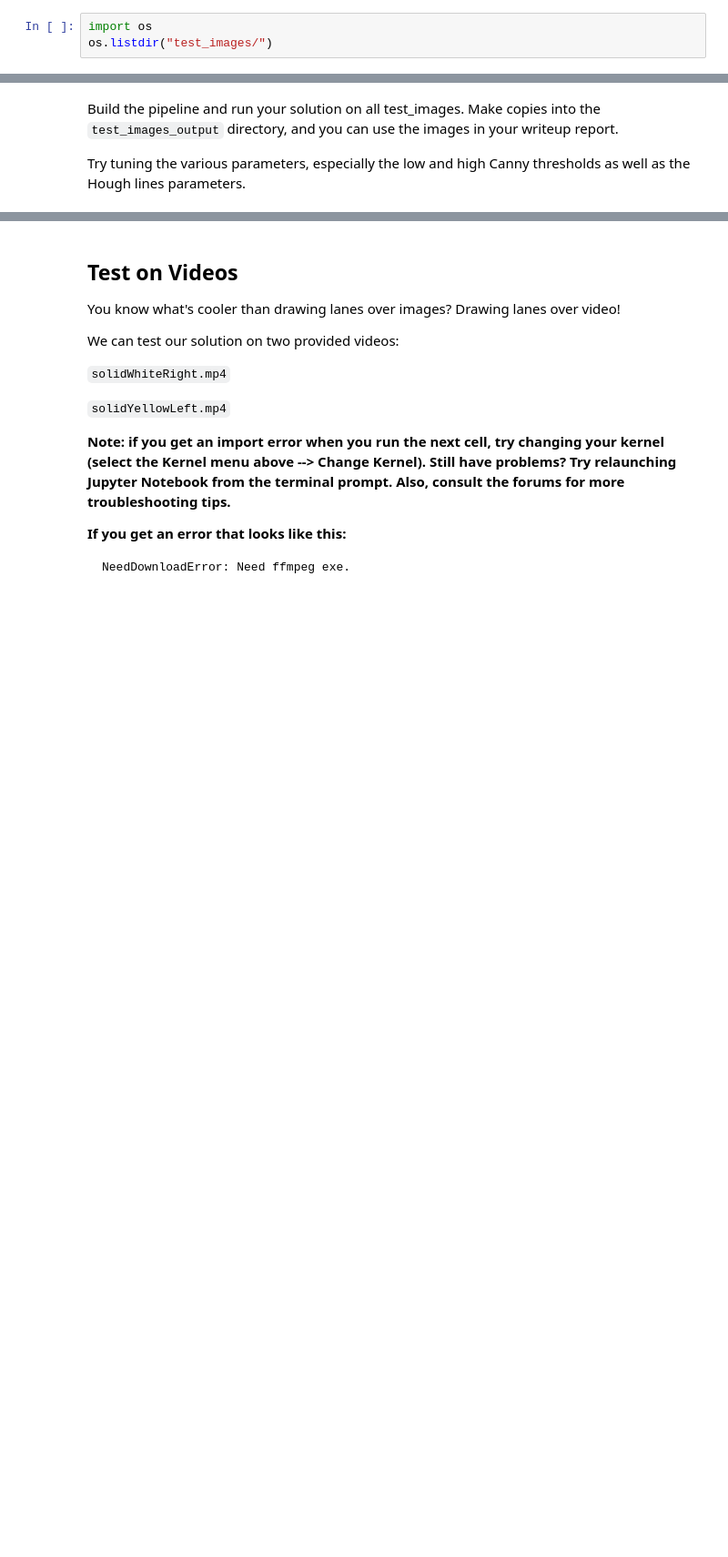
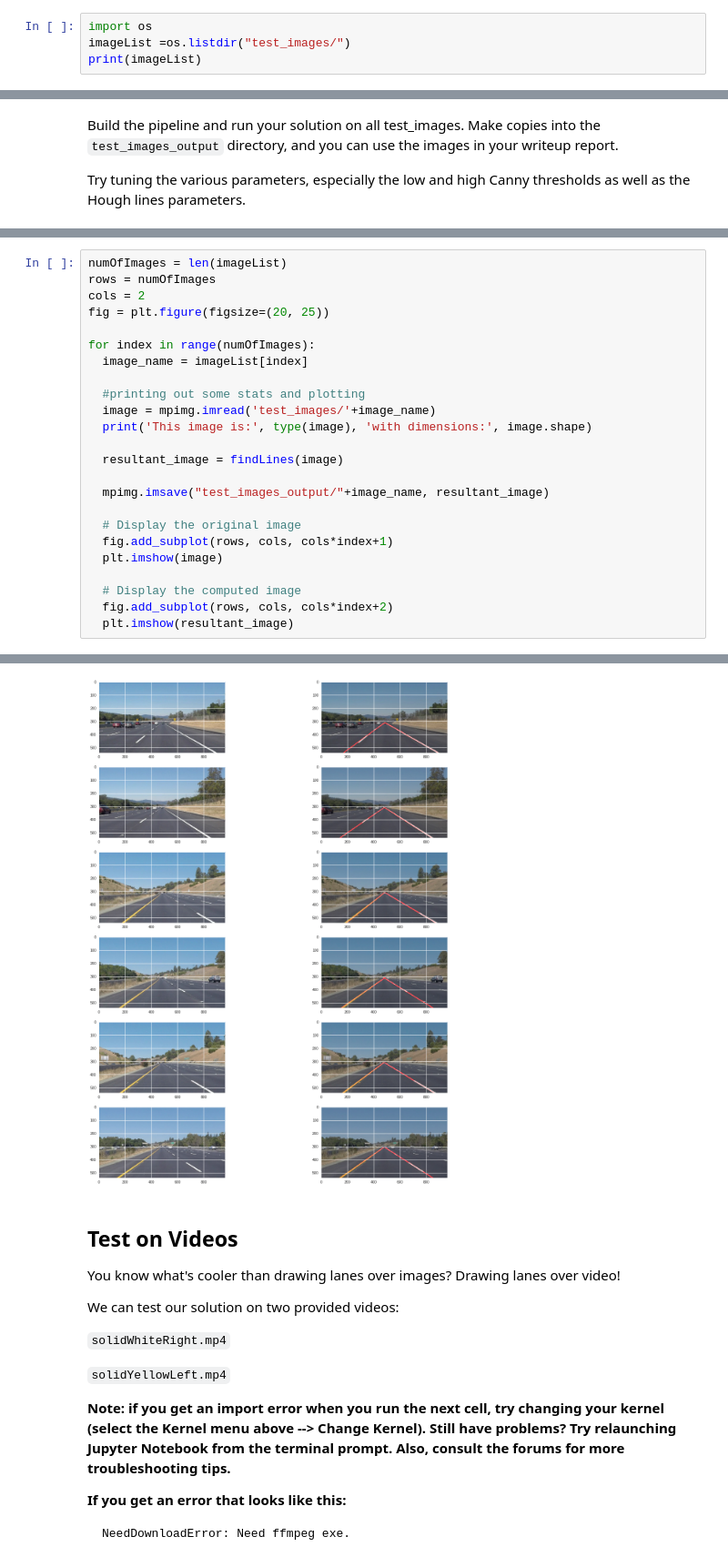
Before and after one commit to therealshabi/Self-Driving-Car, a Jupyter notebook: P1.ipynb, the cells around one changed output, grey strips where cells are left out. Shown at 91% size. Saved outputs shown, nothing was run; the diff lists cells and outputs as text; blank space fills up the shorter version.

```diff
--- a/P1.ipynb
+++ b/P1.ipynb
@@ -178,4 +228,5 @@ Build your pipeline to work on the images in the directory "test_images"
 **You should make sure your pipeline works well on these images before you try the videos.**
 # %%
 import os
-os.listdir("test_images/")
+imageList =os.listdir("test_images/")
+print(imageList)
@@ -190,0 +285,25 @@ Try tuning the various parameters, especially the low and high Canny thresholds
+# %%
+numOfImages = len(imageList)
+rows = numOfImages
+cols = 2
+fig = plt.figure(figsize=(20, 25))
+
+for index in range(numOfImages):
+  image_name = imageList[index]
+
+  #printing out some stats and plotting
+  image = mpimg.imread('test_images/'+image_name)
+  print('This image is:', type(image), 'with dimensions:', image.shape)
+
+  resultant_image = findLines(image)
+
+  mpimg.imsave("test_images_output/"+image_name, resultant_image)
+
+  # Display the original image
+  fig.add_subplot(rows, cols, cols*index+1)
+  plt.imshow(image)
+
+  # Display the computed image
+  fig.add_subplot(rows, cols, cols*index+2)
+  plt.imshow(resultant_image)
+# %% [output]
@@ -191,3 +316,4 @@ Try tuning the various parameters, especially the low and high Canny thresholds
+[figure, added]
 # %% [markdown]
 ## Test on Videos
 
```
Also changed, not shown: parts of 10 cells of this notebook.
